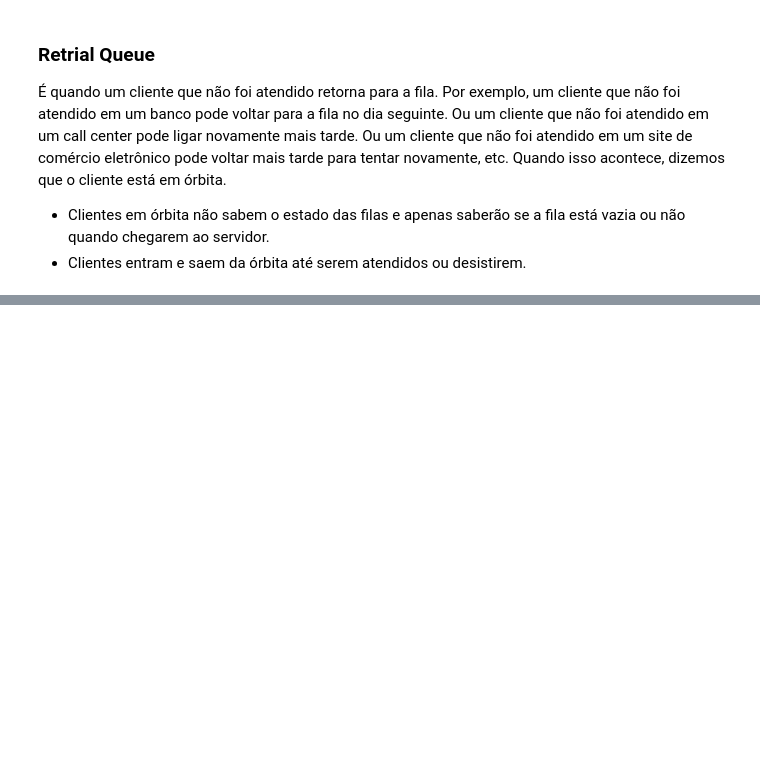
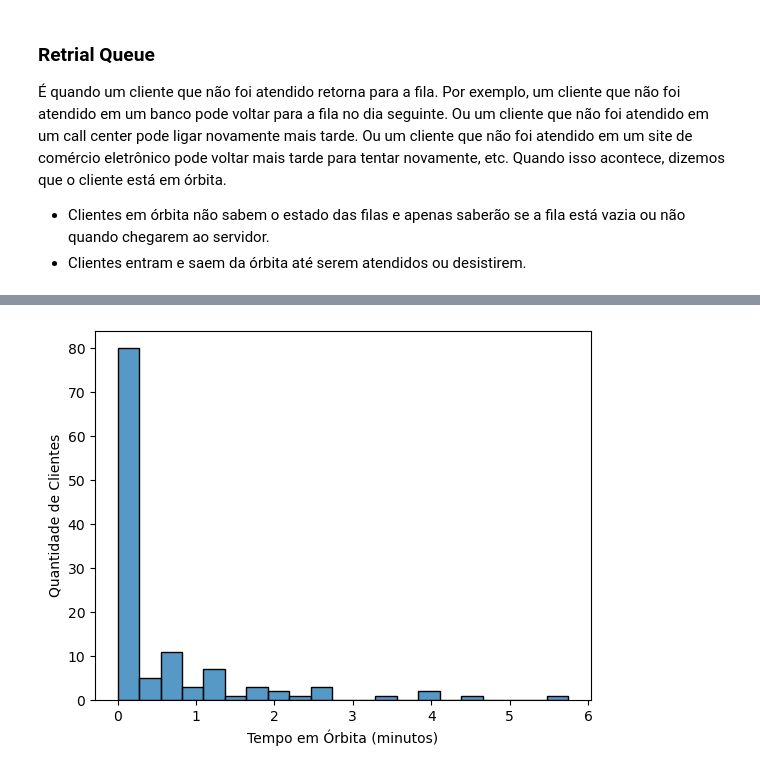
Before and after one commit to iaracastro/ProcessosEstocasticos, a Jupyter notebook: PE.ipynb, the cells around one changed output, grey strips where cells are left out. Saved outputs shown, nothing was run; the diff lists cells and outputs as text; code cells hidden in the pictures; blank space fills up the shorter version.

```diff
--- a/PE.ipynb
+++ b/PE.ipynb
@@ -246,9 +316,11 @@ test.index(min_)
 # %%
 lambda_ = 0.7
-mu = 1  # taxa de serviço
-gamma= 0.5
-max_time = 360  # tempo total de simulação em minutos
+mu = 1.8  # taxa de serviço
+gamma = 2
+max_time = 180  # tempo total de simulação em minutos
 time_steps = range(max_time)
 
-retrial = RetrialQueueMM1(lambda_, mu, gamma, max_time=max_time)
+retrial = RetrialQueueMM1(lambda_, mu, gamma, max_time=max_time, seed=42)
 retrial.run()
+
+n_clients = max(retrial.arrivals, key=lambda x: x.client_id).client_id + 1
@@ -263,0 +356,35 @@ rho/(mu - lambda_) * (mu + gamma)/gamma
+# %%
+def division(a, b):
+    return a / b if b else 0
+
+# Função para permitir a divisão por 0
+division = np.vectorize(division, otypes=[float])
+
+wait_counts = np.zeros(n_clients, dtype=int)
+first_arrivals = np.zeros(n_clients)
+wait_times = np.zeros(n_clients)
+
+for arrival in retrial.arrivals:
+    first = first_arrivals[arrival.client_id]
+    # Se a primeira chegada ainda não foi registrada, ela é ignorada
+    if first == 0.0:
+        first_arrivals[arrival.client_id] = arrival.time
+        continue
+    wait_counts[arrival.client_id] += 1
+    # Tempo total de espera
+    wait_times[arrival.client_id] = arrival.time - first
+
+# Tempo de retrial de cada cliente
+wait_times
+# Média de tempo de retrial de cada cliente
+division(wait_times, wait_counts)
+
+import matplotlib.pyplot as plt
+import seaborn
+
+seaborn.histplot(wait_times)
+plt.xlabel("Tempo em Órbita (minutos)")
+plt.ylabel("Quantidade de Clientes")
+plt.show()
+# %% [output]
+[figure, added]
```
Also changed, not shown: parts of 13 cells of this notebook.
